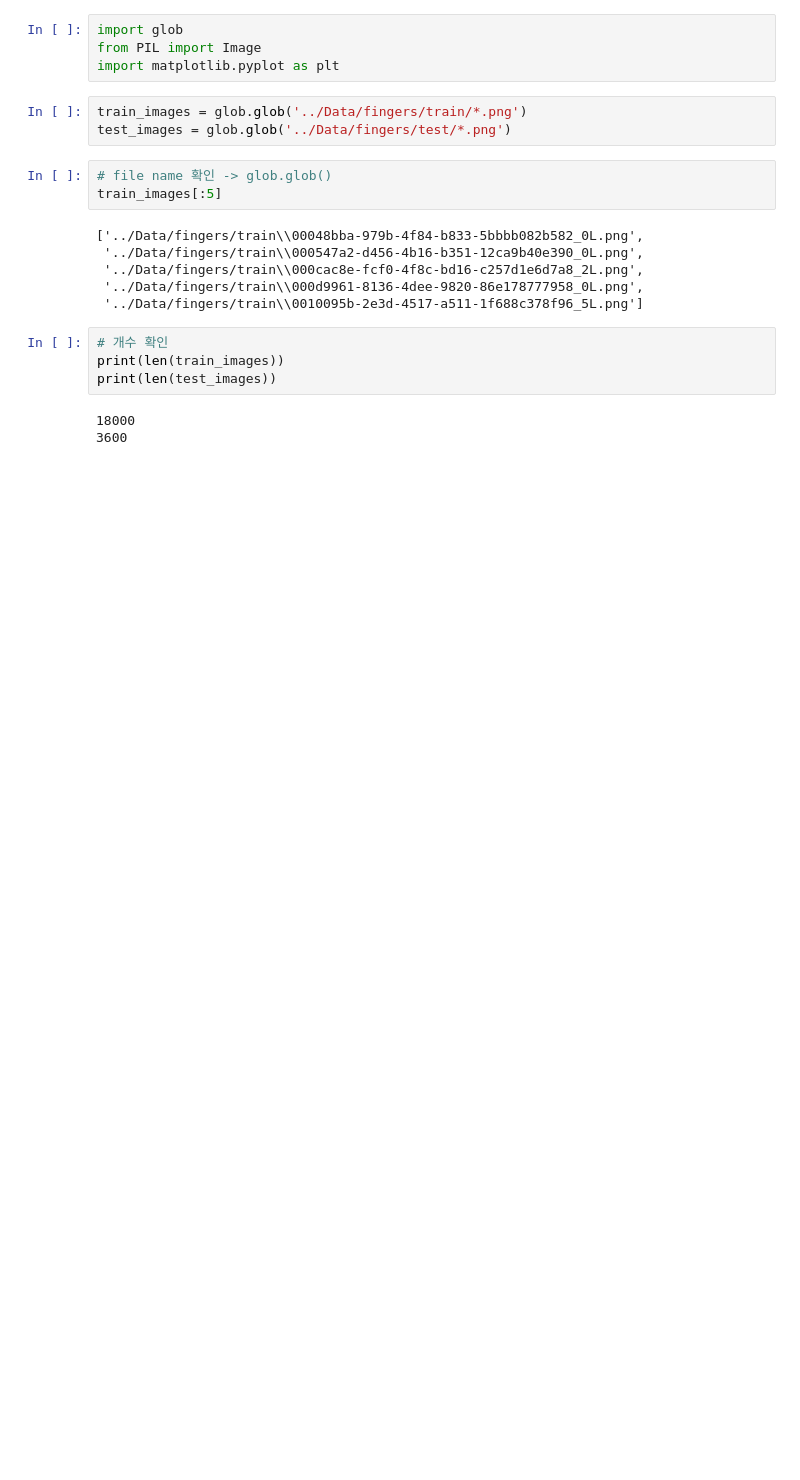
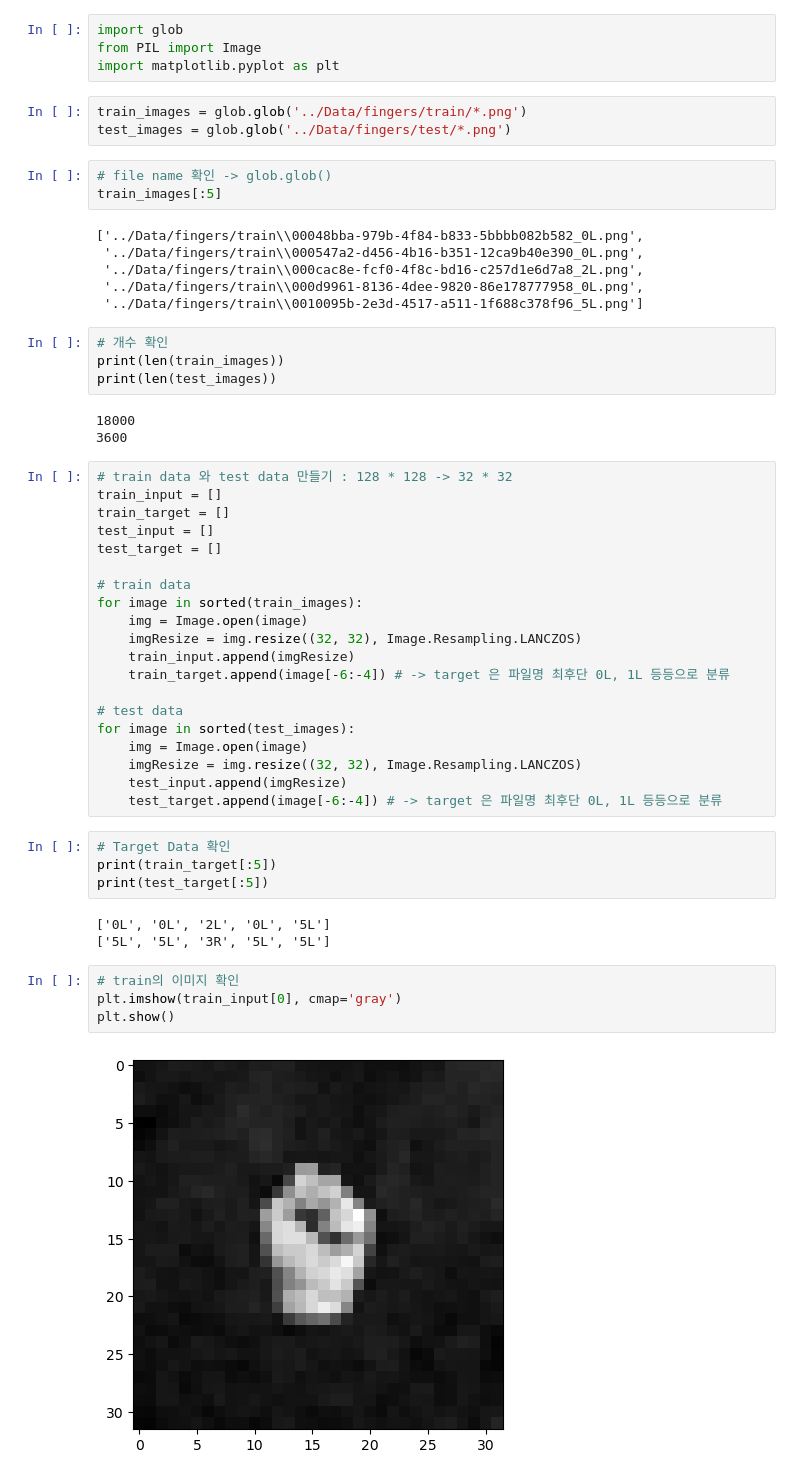
Before and after one commit to Sphen1sc1dae/MachineLearning, a Jupyter notebook: Note_DL/06.심층신경망_Fingers.ipynb, the cells around one changed output. Cells and saved outputs as stored; diff of their text form; blank space fills up the shorter version.

```diff
--- a/Note_DL/06.심층신경망_Fingers.ipynb
+++ b/Note_DL/06.심층신경망_Fingers.ipynb
@@ -25,3 +25,36 @@ print(len(test_images))
 # %% [output]
 18000
 3600
+# %%
+# train data 와 test data 만들기 : 128 * 128 -> 32 * 32
+train_input = []
+train_target = []
+test_input = []
+test_target = []
+
+# train data
+for image in sorted(train_images):
+    img = Image.open(image)
+    imgResize = img.resize((32, 32), Image.Resampling.LANCZOS)
+    train_input.append(imgResize)
+    train_target.append(image[-6:-4]) # -> target 은 파일명 최후단 0L, 1L 등등으로 분류
+
+# test data
+for image in sorted(test_images):
+    img = Image.open(image)
+    imgResize = img.resize((32, 32), Image.Resampling.LANCZOS)
+    test_input.append(imgResize)
+    test_target.append(image[-6:-4]) # -> target 은 파일명 최후단 0L, 1L 등등으로 분류
+# %%
+# Target Data 확인
+print(train_target[:5])
+print(test_target[:5])
+# %% [output]
+['0L', '0L', '2L', '0L', '5L']
+['5L', '5L', '3R', '5L', '5L']
+# %%
+# train의 이미지 확인
+plt.imshow(train_input[0], cmap='gray')
+plt.show()
+# %% [output]
+[figure, added]
```
Also changed, not shown: parts of 22 cells of this notebook, 1 other file.
